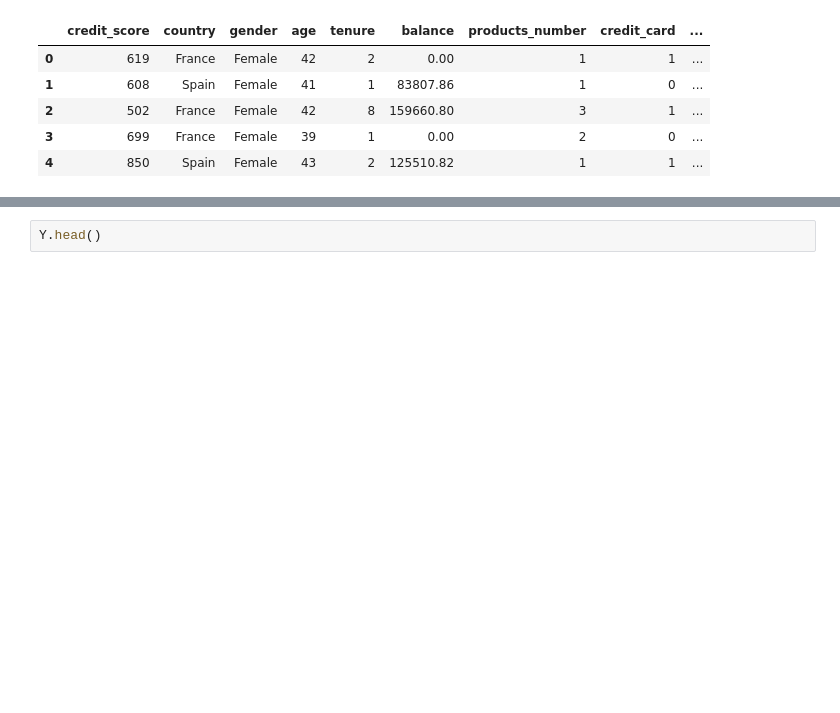
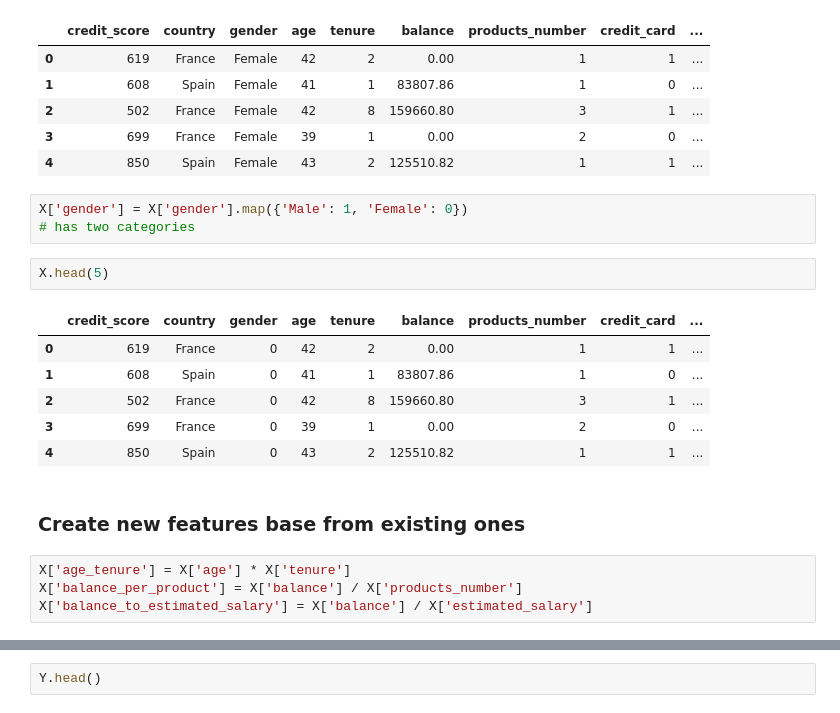
Before and after one commit to zizou47/Data-Science-Projects, a Jupyter notebook: Bank Customer Churn/notebook/main.ipynb, the cells around one changed output, grey strips where cells are left out. Saved outputs shown, nothing was run; the diff lists cells and outputs as text; blank space fills up the shorter version.

```diff
--- a/Bank Customer Churn/notebook/main.ipynb
+++ b/Bank Customer Churn/notebook/main.ipynb
@@ -250,3 +253,21 @@ X.head()
 | 2 | 502 | France | Female | 42 | 8 | 159660.80 | 3 | 1 | ... |
 | 3 | 699 | France | Female | 39 | 1 | 0.00 | 2 | 0 | ... |
 | 4 | 850 | Spain | Female | 43 | 2 | 125510.82 | 1 | 1 | ... |
+# %%
+X['gender'] = X['gender'].map({'Male': 1, 'Female': 0})
+# has two categories
+# %%
+X.head(5)
+# %% [output]
+|  | credit_score | country | gender | age | tenure | balance | products_number | credit_card | ... |
+| 0 | 619 | France | 0 | 42 | 2 | 0.00 | 1 | 1 | ... |
+| 1 | 608 | Spain | 0 | 41 | 1 | 83807.86 | 1 | 0 | ... |
+| 2 | 502 | France | 0 | 42 | 8 | 159660.80 | 3 | 1 | ... |
+| 3 | 699 | France | 0 | 39 | 1 | 0.00 | 2 | 0 | ... |
+| 4 | 850 | Spain | 0 | 43 | 2 | 125510.82 | 1 | 1 | ... |
+# %% [markdown]
+### Create new features base from existing ones
+# %%
+X['age_tenure'] = X['age'] * X['tenure']
+X['balance_per_product'] = X['balance'] / X['products_number']
+X['balance_to_estimated_salary'] = X['balance'] / X['estimated_salary']
```
Also changed, not shown: parts of 44 cells of this notebook, 16 other files.
